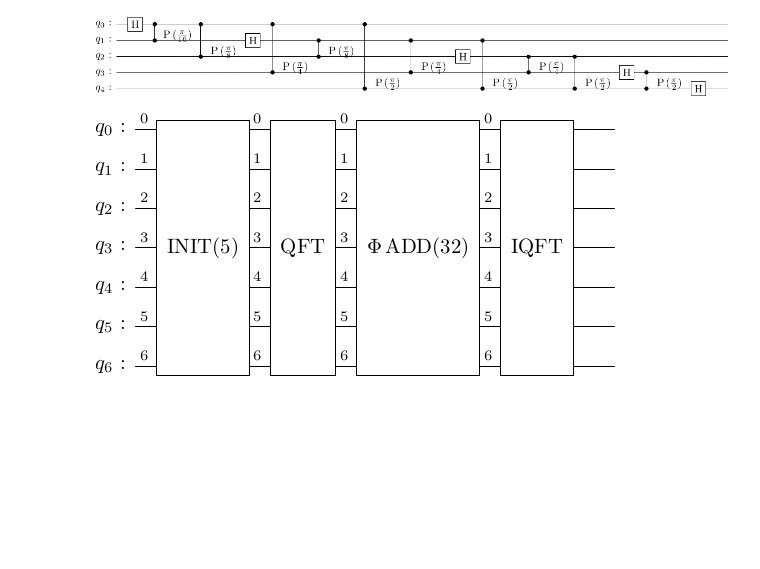
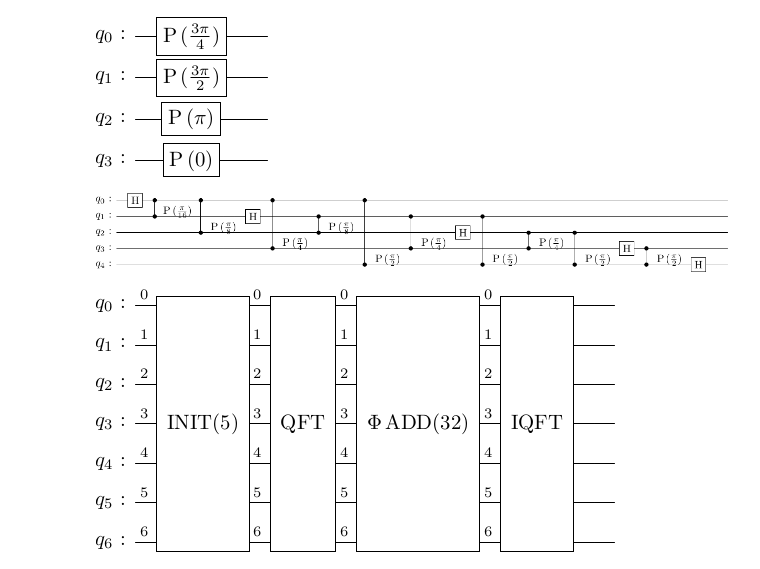
Before and after one commit to Treks2448/shors-algorithm, a Jupyter notebook: modulo-adder.ipynb, the cells around one changed output. Cells and saved outputs as stored; diff of their text form; code cells hidden in the pictures; blank space fills up the shorter version.

```diff
--- a/modulo-adder.ipynb
+++ b/modulo-adder.ipynb
@@ -6,7 +6,7 @@ from math import log, ceil, floor, pi
 # Computes (a+b) in fourier space given that qft has been
 # applied to the n bits of b before entering the circuit
 def fourier_add_a(a, n_qubits, msb_top=True):
-    n_a_bits = floor(log(a, 2)) + 1
+    n_a_bits = 1 if a == 0 else floor(log(a, 2)) + 1
     f_add_circ = QuantumCircuit(n_qubits)
     # Create and add classical-bit-wise controlled operators
     for j in range(n_qubits-1, -1, -1):
@@ -23,6 +23,10 @@ def fourier_add_a(a, n_qubits, msb_top=True):
         else:
             f_add_circ.append(phase_gate, [n_qubits - j - 1])
     return f_add_circ
+# %%
+fourier_add_a(6, 4).draw("latex")
+# %% [output]
+[figure, added]
 # %%
 # Initializes binary representation of x using n qubits, highest
 # order qubit at the top.
```
Also changed, not shown: parts of 1 cell of this notebook, 3 other files.
